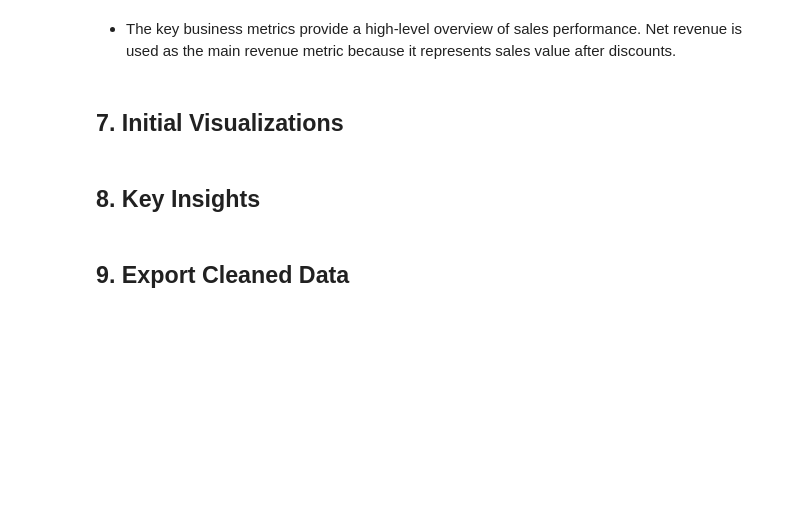
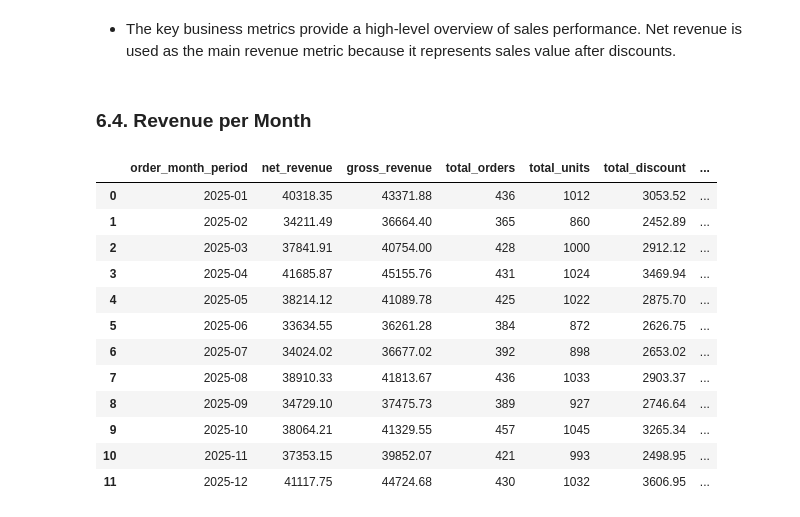
Before and after one commit to JoalysonLima/small-business-sales-analysis, a Jupyter notebook: notebooks/01_sales_cleaning_analysis.ipynb, the cells around one changed output. Cells and saved outputs as stored; diff of their text form; code cells hidden in the pictures; blank space fills up the shorter version.

```diff
--- a/notebooks/01_sales_cleaning_analysis.ipynb
+++ b/notebooks/01_sales_cleaning_analysis.ipynb
@@ -1519,9 +1724,37 @@ business_summary
 | 6 | Average Discount Rate | 7.20% |
 # %% [markdown]
 - The key business metrics provide a high-level overview of sales performance. Net revenue is used as the main revenue metric because it represents sales value after discounts.
-# %% [markdown]
-## 7. Initial Visualizations
-# %% [markdown]
-## 8. Key Insights
-# %% [markdown]
-## 9. Export Cleaned Data
+# %% [markdown]
+### 6.4. Revenue per Month
+# %%
+monthly_revenue = (
+    sales
+    .groupby("order_month_period", as_index=False)
+    .agg(
+        net_revenue=("net_revenue", "sum"),
+        gross_revenue=("gross_revenue", "sum"),
+        total_orders=("order_id", "nunique"),
+        total_units=("quantity", "sum"),
+        total_discount=("discount_amount", "sum")
+    )
+)
+
+monthly_revenue["average_order_value"] = (
+    monthly_revenue["net_revenue"] / monthly_revenue["total_orders"]
+).round(2)
+
+monthly_revenue
+# %% [output]
+|  | order_month_period | net_revenue | gross_revenue | total_orders | total_units | total_discount | ... |
+| 0 | 2025-01 | 40318.35 | 43371.88 | 436 | 1012 | 3053.52 | ... |
+| 1 | 2025-02 | 34211.49 | 36664.40 | 365 | 860 | 2452.89 | ... |
+| 2 | 2025-03 | 37841.91 | 40754.00 | 428 | 1000 | 2912.12 | ... |
+| 3 | 2025-04 | 41685.87 | 45155.76 | 431 | 1024 | 3469.94 | ... |
+| 4 | 2025-05 | 38214.12 | 41089.78 | 425 | 1022 | 2875.70 | ... |
+| 5 | 2025-06 | 33634.55 | 36261.28 | 384 | 872 | 2626.75 | ... |
+| 6 | 2025-07 | 34024.02 | 36677.02 | 392 | 898 | 2653.02 | ... |
+| 7 | 2025-08 | 38910.33 | 41813.67 | 436 | 1033 | 2903.37 | ... |
+| 8 | 2025-09 | 34729.10 | 37475.73 | 389 | 927 | 2746.64 | ... |
+| 9 | 2025-10 | 38064.21 | 41329.55 | 457 | 1045 | 3265.34 | ... |
+| 10 | 2025-11 | 37353.15 | 39852.07 | 421 | 993 | 2498.95 | ... |
+| 11 | 2025-12 | 41117.75 | 44724.68 | 430 | 1032 | 3606.95 | ... |
```
Also changed, not shown: parts of 20 cells of this notebook, 3 other files.
